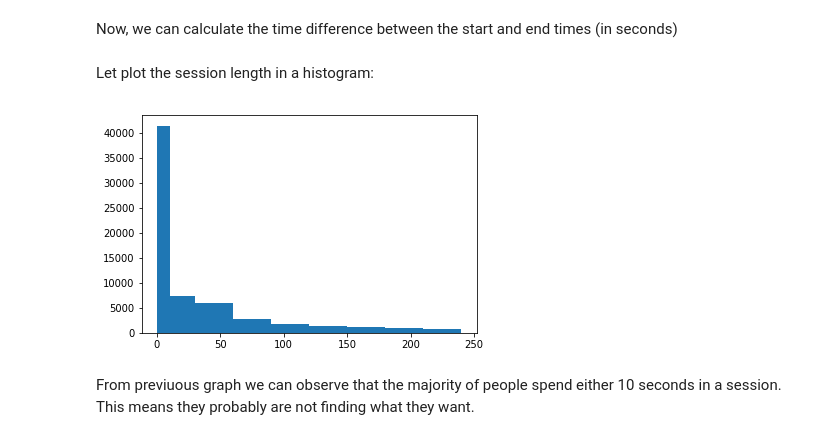
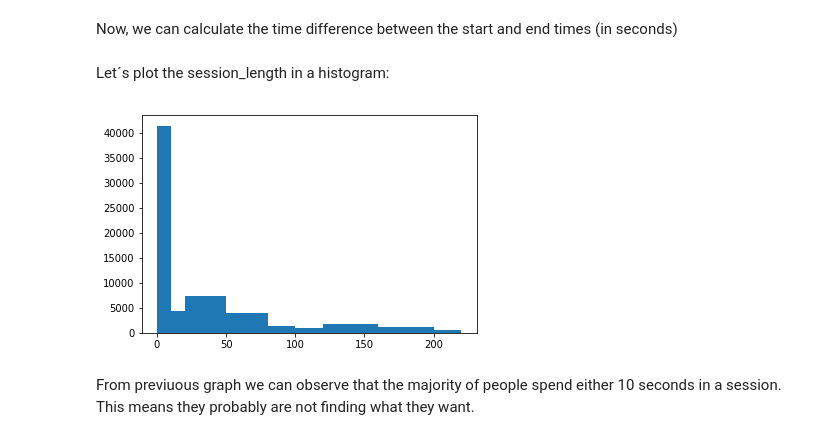
Before and after one commit to raulvillagrasa/Test_Nespresso, a Jupyter notebook: src/Report.ipynb, the cells around one changed output. Drawn from its saved outputs; the diff is of its cells as text; code cells hidden in the pictures.

```diff
--- a/src/Report.ipynb
+++ b/src/Report.ipynb
@@ -238,11 +262,12 @@ Now, we can calculate the time difference between the start and end times (in se
 session_length = data_merge['time_end'] - data_merge['time_start']
 session_length = session_length.apply(lambda row: row.seconds)
 # %% [markdown]
-Let plot the session length in a histogram:
+Let´s plot the session_length in a histogram:
-# %%
-plot_ses_len = plt.hist(session_length, bins=bins)
-# %% [output]
-[figure, removed]
+# %%
+bins = [0,10,20,50,80,100,120,160,200,220]
+plot_ses_len = plt.hist(session_length, bins=bins)
+# %% [output]
+[figure, added]
 # %% [markdown]
 From previuous graph we can observe that the majority of people spend either 10 seconds in a session. This means they probably are not finding what they want.
 # %% [markdown]
```
Also changed, not shown: parts of 23 cells of this notebook.
